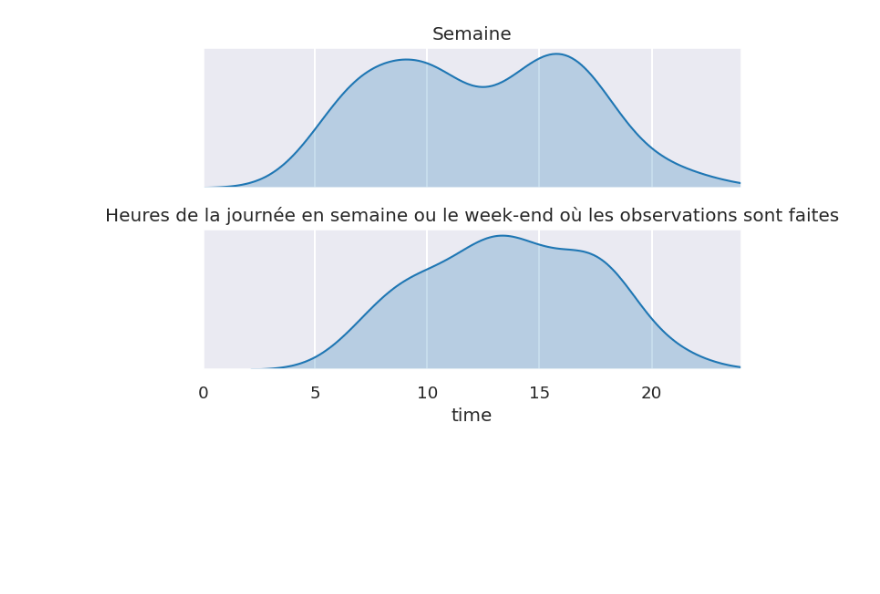
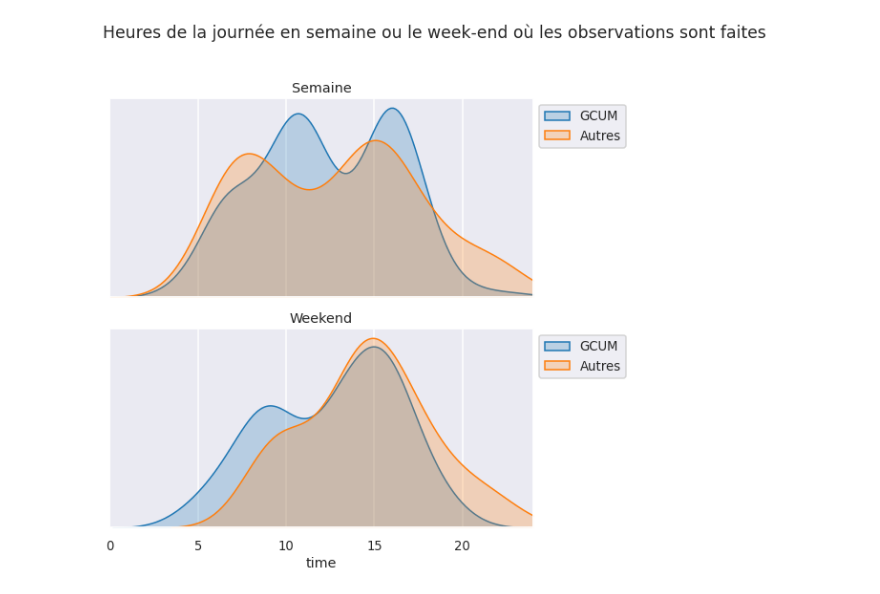
Before and after one commit to chenry02/vigilo-notebooks-bapav, a Jupyter notebook: vigilo_dashboard.ipynb, the cells around one changed output. Drawn from its saved outputs; the diff is of its cells as text; code cells hidden in the pictures; blank space fills up the shorter version.

```diff
--- a/vigilo_dashboard.ipynb
+++ b/vigilo_dashboard.ipynb
@@ -278,42 +347,62 @@ plt.show()
 # %%
 # Afficher les heures des observations
 # Separating week days and weekends
-df.time = pd.to_datetime(df.time, unit='s')
-df['day_type'] = 'week'
-df.loc[df.time.apply(lambda x: x.weekday() > 4), 'day_type'] = 'weekend'
-fig, (ax1, ax2) = plt.subplots(2, sharex=True)
+with warnings.catch_warnings():
+    warnings.filterwarnings("ignore", category=FutureWarning)
 
-sns.kdeplot(df[(df.categorie == '2') & (df.day_type == 'week')].time.apply(lambda x: x.hour),
-            fill=True, legend='GCUM', label='GCUM', ax=ax1)
-sns.kdeplot(df[(df.categorie != '2') & (df.day_type == 'week')].time.apply(lambda x: x.hour),
-            fill=True, label='Autres', ax=ax1)
-# sns.kdeplot(df[df.day_type == 'week'].time.apply(lambda x: x.hour),
-#             shade=True, label='Total', ax=ax1)
-sns.kdeplot(df[(df.categorie == '2') & (df.day_type == 'weekend')].time.apply(lambda x: x.hour),
-            fill=True, legend='GCUM', label='GCUM', ax=ax2)
-sns.kdeplot(df[(df.categorie != '2') & (df.day_type == 'weekend')].time.apply(lambda x: x.hour),
-            fill=True, label='Autres', ax=ax2)
-# sns.kdeplot(df[df.day_type == 'weekend'].time.apply(lambda x: x.hour),
-#             shade=True, label='Total', ax=ax2)
+    # Converting 'time' column to datetime format with seconds as the unit
+    df.time = pd.to_datetime(df.time, unit='s')
 
+    # Adding a new column 'day_type' with default value 'week'
+    df['day_type'] = 'week'
 
+    # Updating 'day_type' column based on the condition (weekday > 4 indicates weekend)
+    df.loc[df.time.apply(lambda x: x.weekday() > 4), 'day_type'] = 'weekend'
 
-ax1.set_title('Semaine')
-ax2.set_title('Weekend')
+    # Creating subplots with shared x-axis
+    fig, (ax1, ax2) = plt.subplots(2, sharex=True, figsize=(10, 8))  # Adjusting the figure size
 
-ax1.set_xbound(0, 24)
+    # Plotting Kernel Density Estimate (KDE) for weekdays - GCUM
+    sns.kdeplot(df[(df.categorie == '2') & (df.day_type == 'week')].time.apply(lambda x: x.hour),
+                fill=True, legend='GCUM', label='GCUM', ax=ax1)
 
-ax1.get_yaxis().set_visible(False)
-ax2.get_yaxis().set_visible(False)
+    # Plotting KDE for weekdays - Other categories
+    sns.kdeplot(df[(df.categorie != '2') & (df.day_type == 'week')].time.apply(lambda x: x.hour),
+                fill=True, label='Autres', ax=ax1)
 
+    # Plotting KDE for weekends - GCUM
+    sns.kdeplot(df[(df.categorie == '2') & (df.day_type == 'weekend')].time.apply(lambda x: x.hour),
+                fill=True, legend='GCUM', label='GCUM', ax=ax2)
 
+    # Plotting KDE for weekends - Other categories
+    sns.kdeplot(df[(df.categorie != '2') & (df.day_type == 'weekend')].time.apply(lambda x: x.hour),
+                fill=True, label='Autres', ax=ax2)
 
-plt.tight_layout()
+    # Setting titles for the subplots
+    ax1.set_title('Semaine')
+    ax2.set_title('Weekend')
 
-plt.title("Heures de la journée en semaine ou le week-end où les observations sont faites")
-plt.show()
+    # Setting x-axis limits
+    ax1.set_xbound(0, 24)
+
+    # Hiding y-axis labels for better clarity
+    ax1.get_yaxis().set_visible(False)
+    ax2.get_yaxis().set_visible(False)
+
+    # Adding a title above the plot
+    plt.suptitle("Heures de la journée en semaine ou le week-end où les observations sont faites", y=1.02)
+
+    # Adding a legend on the right
+    ax1.legend(loc='upper left', bbox_to_anchor=(1, 1))
+    ax2.legend(loc='upper left', bbox_to_anchor=(1, 1))
+
+    # Adjusting layout for better appearance
+    plt.tight_layout(rect=[0, 0, 0.8, 1])
+
+    # Displaying the plot
+    plt.show()
 # %% [output]
-[figure, old version]
+[figure, new version]
 # %%
 # Types de observations stationnement genants
 
```
Also changed, not shown: parts of 10 cells of this notebook.
